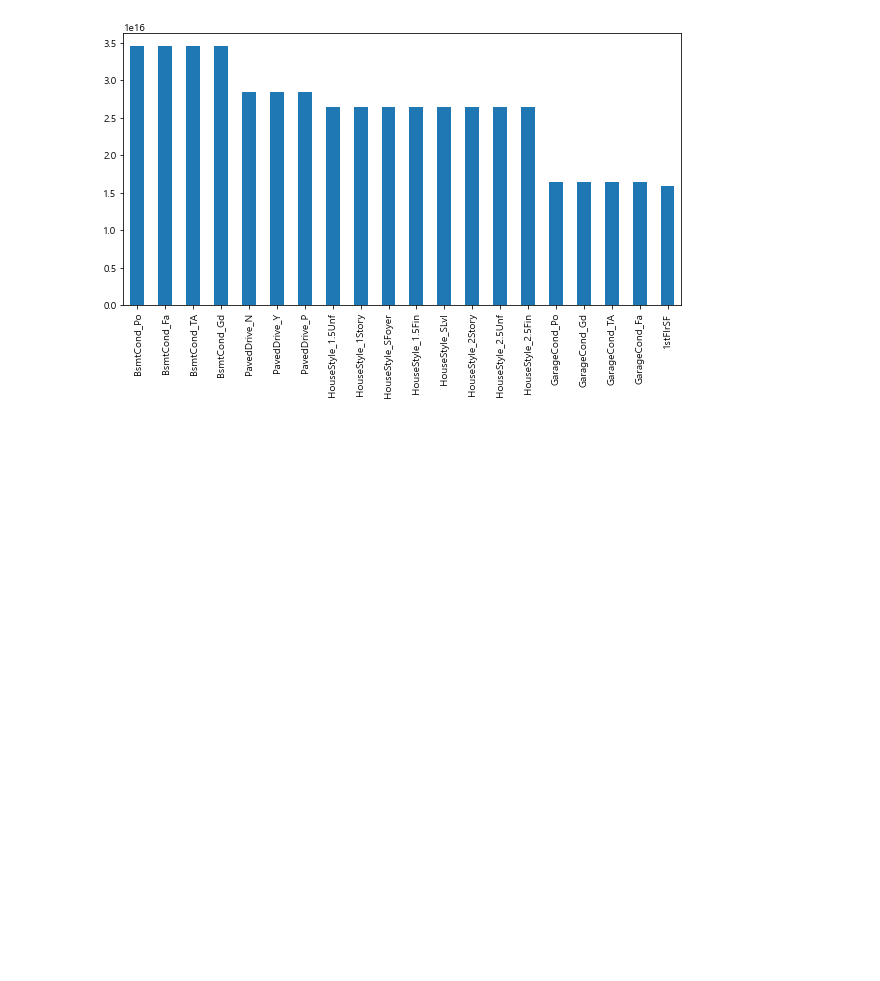
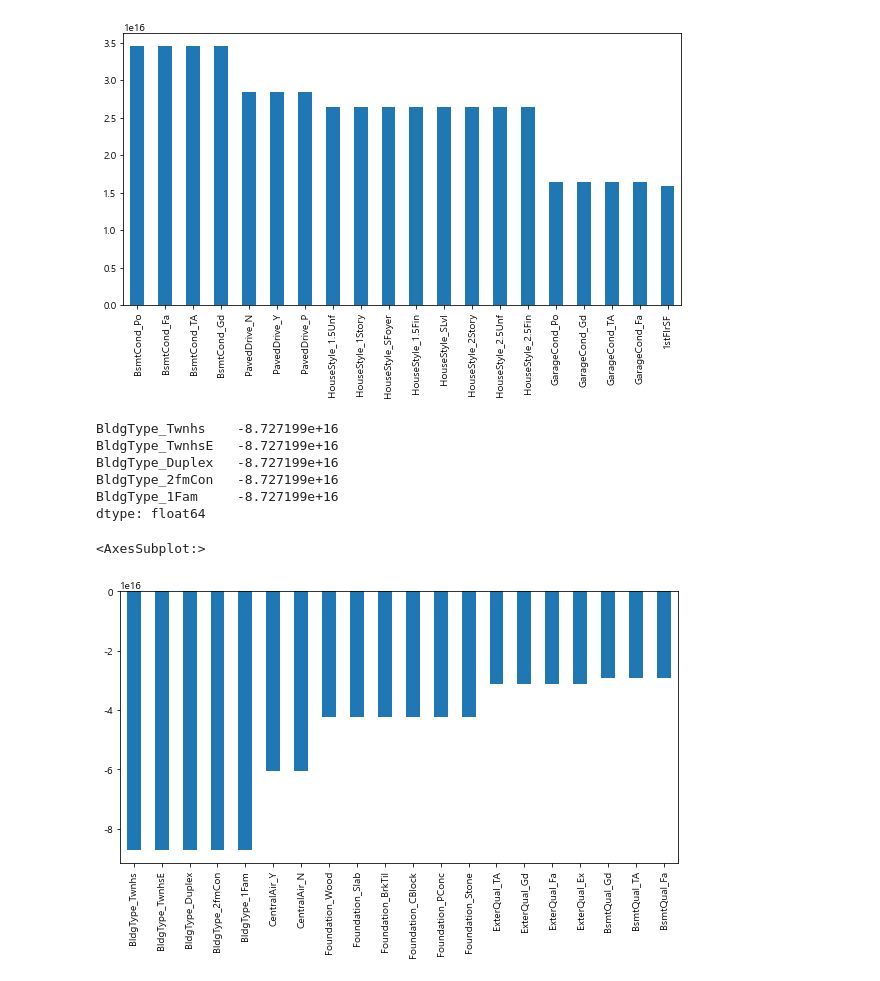
Before and after one commit to cldud400/fintech_class, a Jupyter notebook: MachineLearning/House_Price_Predicition.ipynb, the cells around one changed output. Cells and saved outputs as stored; diff of their text form; code cells hidden in the pictures; blank space fills up the shorter version.

```diff
--- a/MachineLearning/House_Price_Predicition.ipynb
+++ b/MachineLearning/House_Price_Predicition.ipynb
@@ -220,13 +220,13 @@ models = [lr,rid,las,xgb_reg,lgbm_reg]
 for m in models:
     m.fit(x_train_scaled, y_train)
     preds = m.predict(x_test_scaled)
-#     accuracy = m.score(x_test_scaled,y_test)
+    accuracy = m.score(x_test_scaled,y_test)
 #     r2 = r2_score(y_test, preds)
     rmse = np.sqrt(mean_squared_error(y_test,preds))
 
     print('='*50)
     print(m.__class__.__name__)
-#     print('accuracy :', accuracy)
+    print('accuracy :', accuracy)
 #     print('r2_score :', r2)
     print('rmse :', rmse)
 # %% [output]
@@ -263,20 +268,22 @@ sns.distplot(np.log1p(y))
 # %%
-# lr = LinearRegression()
-# rid = Ridge()
-# las = Lasso()
-# xgb_reg = XGBRegressor()
-# lgbm_reg = LGBMRegressor()
+lr = LinearRegression()
+rid = Ridge()
+las = Lasso()
+xgb_reg = XGBRegressor()
+lgbm_reg = LGBMRegressor()
 
-# for m in models:
-#     m.fit(x_train_scaled, y_train_log)
-#     preds_log = m.predict(x_test_scaled)
-#     preds_exp = np.expm1(preds_log)
-# #     accuracy = m.score(x_test_scaled,y_test_log)
-# #     r2 = r2_score(y_test, preds)
-#     rmse = np.sqrt(mean_squared_error(y_test_log,preds_exp))
+for m in models:
+    if m.__class__.__name__ == 'LinearRegression':
+        continue
+    m.fit(x_train_scaled, y_train_log)
+    preds_log = m.predict(x_test_scaled)
+    preds_exp = np.expm1(preds_log)
+#     accuracy = m.score(x_test_scaled,y_test_log)
+#     r2 = r2_score(y_test, preds)
+    rmse = np.sqrt(mean_squared_error(y_test_log,preds_exp))
 
-#     print('='*50)
-#     print(m.__class__.__name__)
-# #     print('accuracy :', accuracy)
-# #     print('r2_score :', r2)
-#     print('rmse :', rmse)
+    print('='*50)
+    print(m.__class__.__name__)
+#     print('accuracy :', accuracy)
+#     print('r2_score :', r2)
+    print('rmse :', rmse)
@@ -421,3 +441,18 @@ feat_imp.head(20).plot(kind='bar', figsize=(10,5))
 # %% [output]
 <AxesSubplot:>
 [figure]
+# %%
+feat_imp = pd.Series(train_models[0].coef_, index = x_one_scaled.columns).sort_values()
+feat_imp.head()
+# %% [output]
+BldgType_Twnhs    -8.727199e+16
+BldgType_TwnhsE   -8.727199e+16
+BldgType_Duplex   -8.727199e+16
+BldgType_2fmCon   -8.727199e+16
+BldgType_1Fam     -8.727199e+16
+dtype: float64
+# %%
+feat_imp.head(20).plot(kind='bar', figsize=(10,5))
+# %% [output]
+<AxesSubplot:>
+[figure, added]
```
Also changed, not shown: parts of 4 cells of this notebook, 6 other files.
